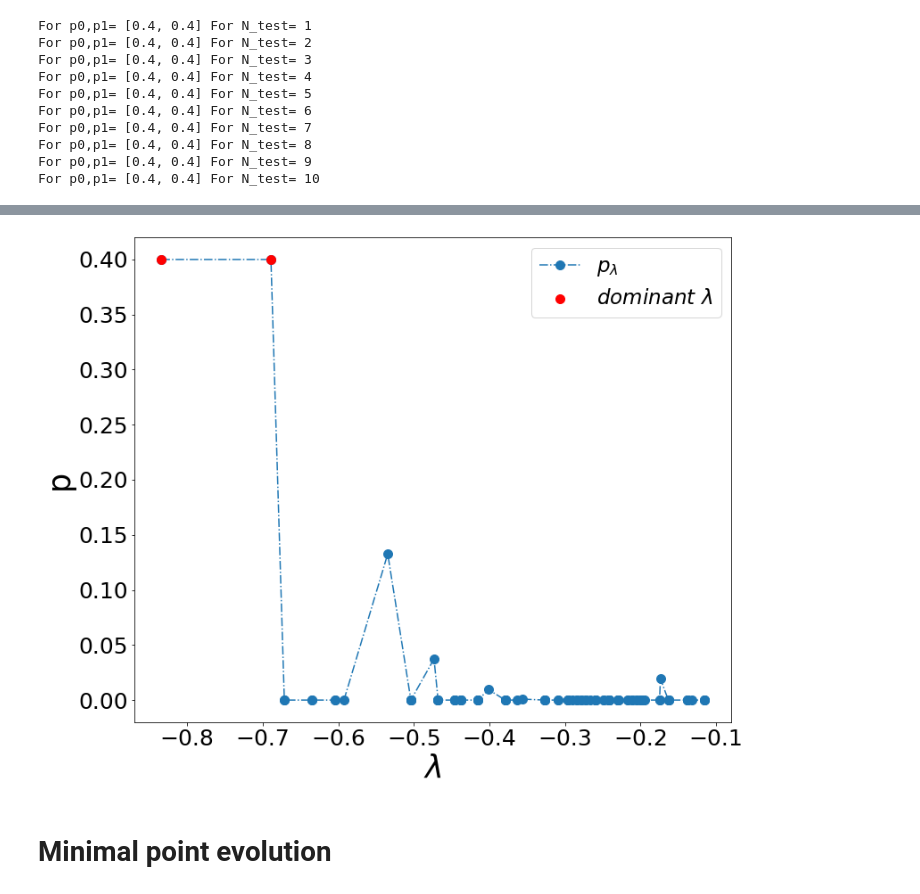
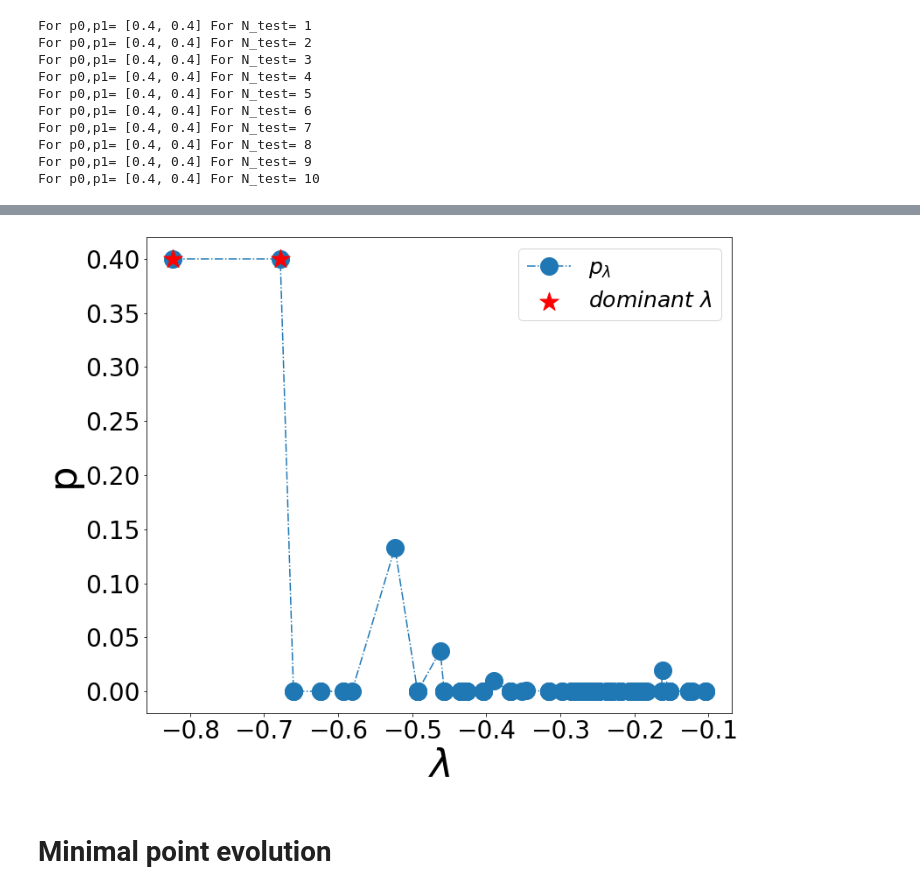
Before and after one commit to zhiyanding/MM-QCELS, a Jupyter notebook: QCELS_multi_tfim_8sites.ipynb, the cells around one changed output, grey strips where cells are left out. Cells and saved outputs as stored; diff of their text form; code cells hidden in the pictures.

```diff
--- a/QCELS_multi_tfim_8sites.ipynb
+++ b/QCELS_multi_tfim_8sites.ipynb
@@ -92,7 +92,7 @@ for a1 in range(len(p0_array)):
             for n in range(len(lambda_prior)):
                  ground_energy_estimate[n]=ground_energy_estimate_QCELS[3*n+3-1]
             err_this_run_QCELS_ground = np.abs(ground_energy_estimate[0] - spectrum[0])
-            err_this_run_QCELS = np.linalg.norm(ground_energy_estimate - spectrum[0:2])
+            err_this_run_QCELS = np.linalg.norm(ground_energy_estimate - spectrum[0:2],np.inf)
             err_QCELS_ground_gaussian[a1,ix] = err_QCELS_ground_gaussian[a1,ix]+np.abs(err_this_run_QCELS_ground)
             err_QCELS_gaussian[a1,ix] = err_QCELS_gaussian[a1,ix]+np.abs(err_this_run_QCELS)
             cost_list_avg_QCELS_gaussian[a1,ix]=cost_list_avg_QCELS_gaussian[a1,ix]+cost_list_QCELS_this
@@ -115,15 +115,11 @@ for a1 in range(len(p0_array)):
             if np.abs(err_this_run_QPE)<err_thres_hold_QPE:
                 n_success_QPE[ix]+=1
             cost_list_avg_QPE[a1,ix] = T*N_try_QPE
-#     rate_success_QCELS[a1,:] = n_success_QCELS[:]/Navg
-#     err_QCELS[a1,:] = err_QCELS[a1,:]/Navg
-#     err_QCELS_ground[a1,:] = err_QCELS_ground[a1,:]/Navg
     rate_success_QCELS_gaussian[a1,:] = n_success_QCELS_gaussian[:]/Navg
     err_QCELS_gaussian[a1,:] = err_QCELS_gaussian[a1,:]/Navg
     err_QCELS_ground_gaussian[a1,:] = err_QCELS_ground_gaussian[a1,:]/Navg
     rate_success_QPE[a1,:] = n_success_QPE[:]/Navg
     err_QPE[a1,:] = err_QPE[a1,:]/Navg
-#     cost_list_avg_QCELS[a1,:]=cost_list_avg_QCELS[a1,:]/Navg
     cost_list_avg_QCELS_gaussian[a1,:]=cost_list_avg_QCELS_gaussian[a1,:]/Navg
 # %% [output]
 For p0,p1= [0.4, 0.4] For N_test= 1
@@ -213,18 +209,18 @@ plt.show()
 # %%
 fig5=plt.figure(figsize=(12,10))
-plt.plot(spectrum,population,linestyle="-.",marker="o",
+plt.plot(spectrum,population,linestyle="-.",marker="o",markersize=20,
          label="$p_{\lambda}$",zorder = 1)
-plt.xlabel("$\lambda$",fontsize=35)
-plt.ylabel("p",fontsize=35)
+plt.xlabel("$\lambda$",fontsize=45)
+plt.ylabel("p",fontsize=45)
 plt.scatter([spectrum[0],spectrum[1]],
-            [population[0],population[1]],label=r"$dominant\ \lambda$",c ="red",zorder = 2)
-plt.xticks(fontsize=25)
-plt.yticks(fontsize=25)
-plt.legend(fontsize=23)
+            [population[0],population[1]],label=r"$dominant\ \lambda$",marker="*",c ="red",zorder = 2,s=500)
+plt.xticks(fontsize=28)
+plt.yticks(fontsize=28)
+plt.legend(fontsize=25)
 plt.savefig('TFIM_eigendistribution.pdf')
 plt.show()
 # %% [output]
-[figure, old version]
+[figure, new version]
 # %% [markdown]
 # Minimal point evolution
 # %%
```
Also changed, not shown: parts of 5 cells of this notebook, 44 other files.
